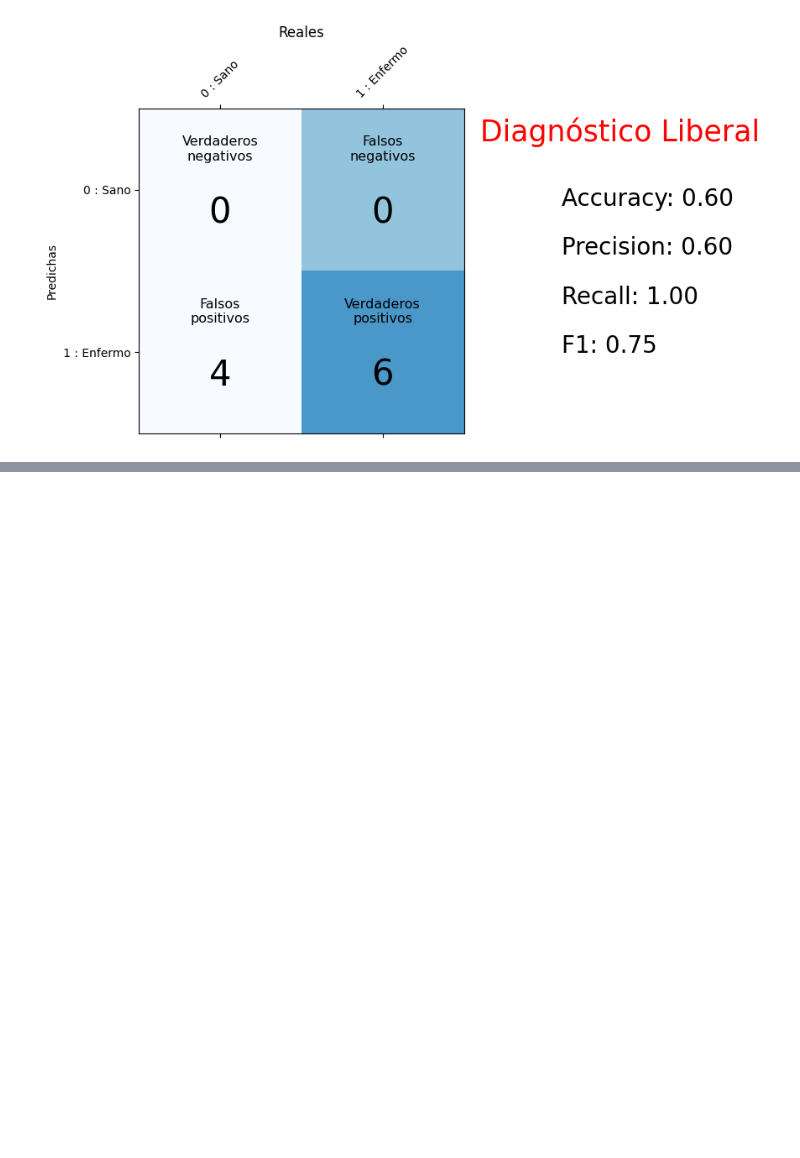
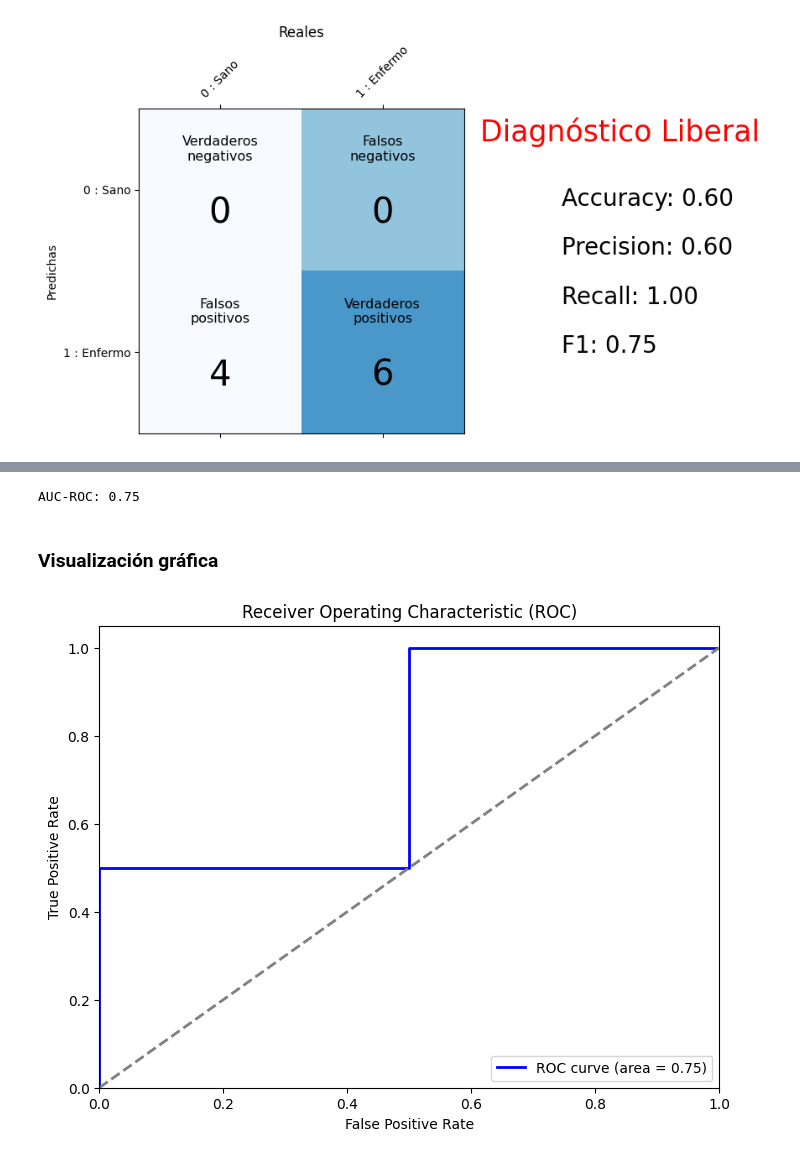
Before and after one commit to jserrataylor/cursoAI, a Jupyter notebook: Metricas_de_Clasificadores.ipynb, the cells around one changed output, grey strips where cells are left out. Saved outputs shown, nothing was run; the diff lists cells and outputs as text; code cells hidden in the pictures; blank space fills up the shorter version.

```diff
--- a/Metricas_de_Clasificadores.ipynb
+++ b/Metricas_de_Clasificadores.ipynb
@@ -265,0 +288,37 @@ for nombre, predicciones in clasificadores.items():
+# %%
+from sklearn.metrics import roc_auc_score
+
+# Supongamos que y_real son las etiquetas reales y y_pred son las probabilidades predichas
+y_real = [0, 0, 1, 1]
+y_pred = [0.1, 0.4, 0.35, 0.8]
+
+auc_roc = roc_auc_score(y_real, y_pred)
+print("AUC-ROC:", auc_roc)
+# %% [output]
+AUC-ROC: 0.75
+# %% [markdown]
+### Visualización gráfica
+# %%
+# Utilizando los datos proporcionados
+y_real = [0, 0, 1, 1]
+y_pred = [0.1, 0.4, 0.35, 0.8]
+
+# Calcular TPR y FPR en varios umbrales
+fpr, tpr, thresholds = roc_curve(y_real, y_pred)
+
+# Calcular AUC
+roc_auc = auc(fpr, tpr)
+
+# Graficar la curva ROC
+plt.figure(figsize=(8, 6))
+plt.plot(fpr, tpr, color='blue', lw=2, label='ROC curve (area = %0.2f)' % roc_auc)
+plt.plot([0, 1], [0, 1], color='gray', lw=2, linestyle='--')
+plt.xlim([0.0, 1.0])
+plt.ylim([0.0, 1.05])
+plt.xlabel('False Positive Rate')
+plt.ylabel('True Positive Rate')
+plt.title('Receiver Operating Characteristic (ROC)')
+plt.legend(loc="lower right")
+plt.show()
+# %% [output]
+[figure, added]
```
Also changed, not shown: parts of 9 cells of this notebook.
